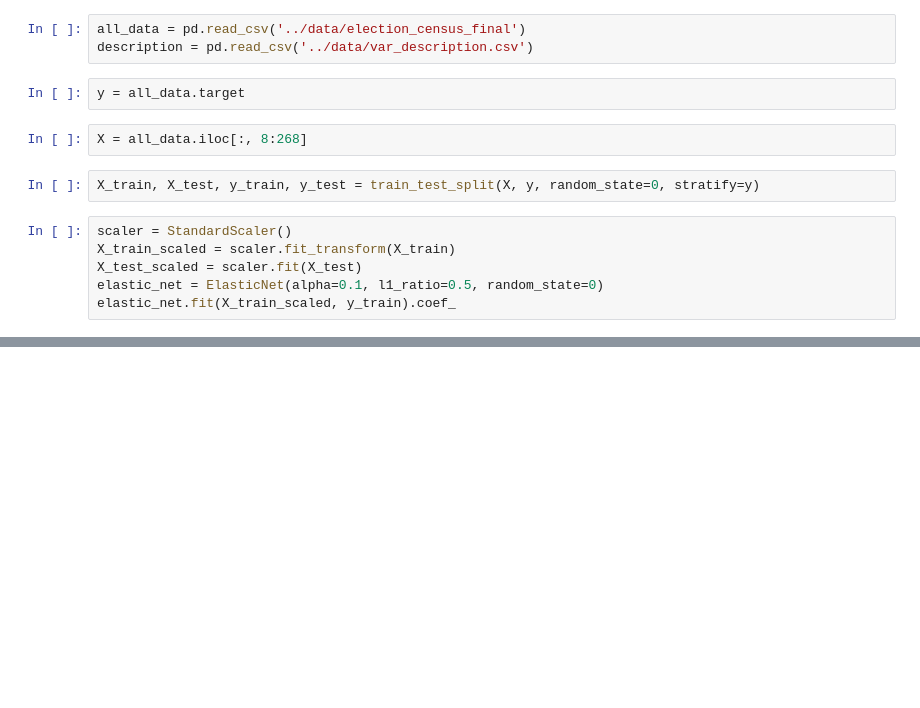
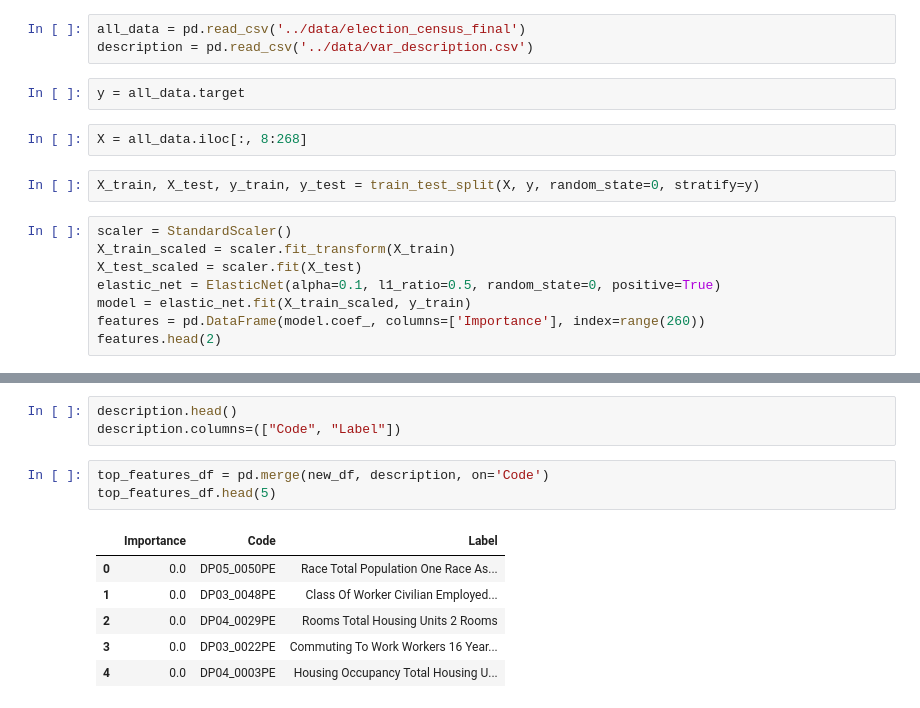
Before and after one commit to keita-dc/FlatironProject5, a Jupyter notebook: work_notebooks/FeatureSelection_d3.ipynb, the cells around one changed output, grey strips where cells are left out. Drawn from its saved outputs; the diff is of its cells as text; blank space fills up the shorter version.

```diff
--- a/work_notebooks/FeatureSelection_d3.ipynb
+++ b/work_notebooks/FeatureSelection_d3.ipynb
@@ -18,6 +21,8 @@ X_train, X_test, y_train, y_test = train_test_split(X, y, random_state=0, strati
 scaler = StandardScaler()
 X_train_scaled = scaler.fit_transform(X_train)
 X_test_scaled = scaler.fit(X_test)
-elastic_net = ElasticNet(alpha=0.1, l1_ratio=0.5, random_state=0)
-elastic_net.fit(X_train_scaled, y_train).coef_
+elastic_net = ElasticNet(alpha=0.1, l1_ratio=0.5, random_state=0, positive=True)
+model = elastic_net.fit(X_train_scaled, y_train)
+features = pd.DataFrame(model.coef_, columns=['Importance'], index=range(260))
+features.head(2)
 # %% [output]
@@ -40,0 +53,13 @@ array([-0.        , -0.        , -0.        , -0.        ,  0.        ,
+# %%
+description.head()
+description.columns=(["Code", "Label"])
+# %%
+top_features_df = pd.merge(new_df, description, on='Code')
+top_features_df.head(5)
+# %% [output]
+|  | Importance | Code | Label |
+| 0 | 0.0 | DP05_0050PE | Race Total Population One Race As... |
+| 1 | 0.0 | DP03_0048PE | Class Of Worker Civilian Employed... |
+| 2 | 0.0 | DP04_0029PE | Rooms Total Housing Units 2 Rooms |
+| 3 | 0.0 | DP03_0022PE | Commuting To Work Workers 16 Year... |
+| 4 | 0.0 | DP04_0003PE | Housing Occupancy Total Housing U... |
```
Also changed, not shown: parts of 7 cells of this notebook.
